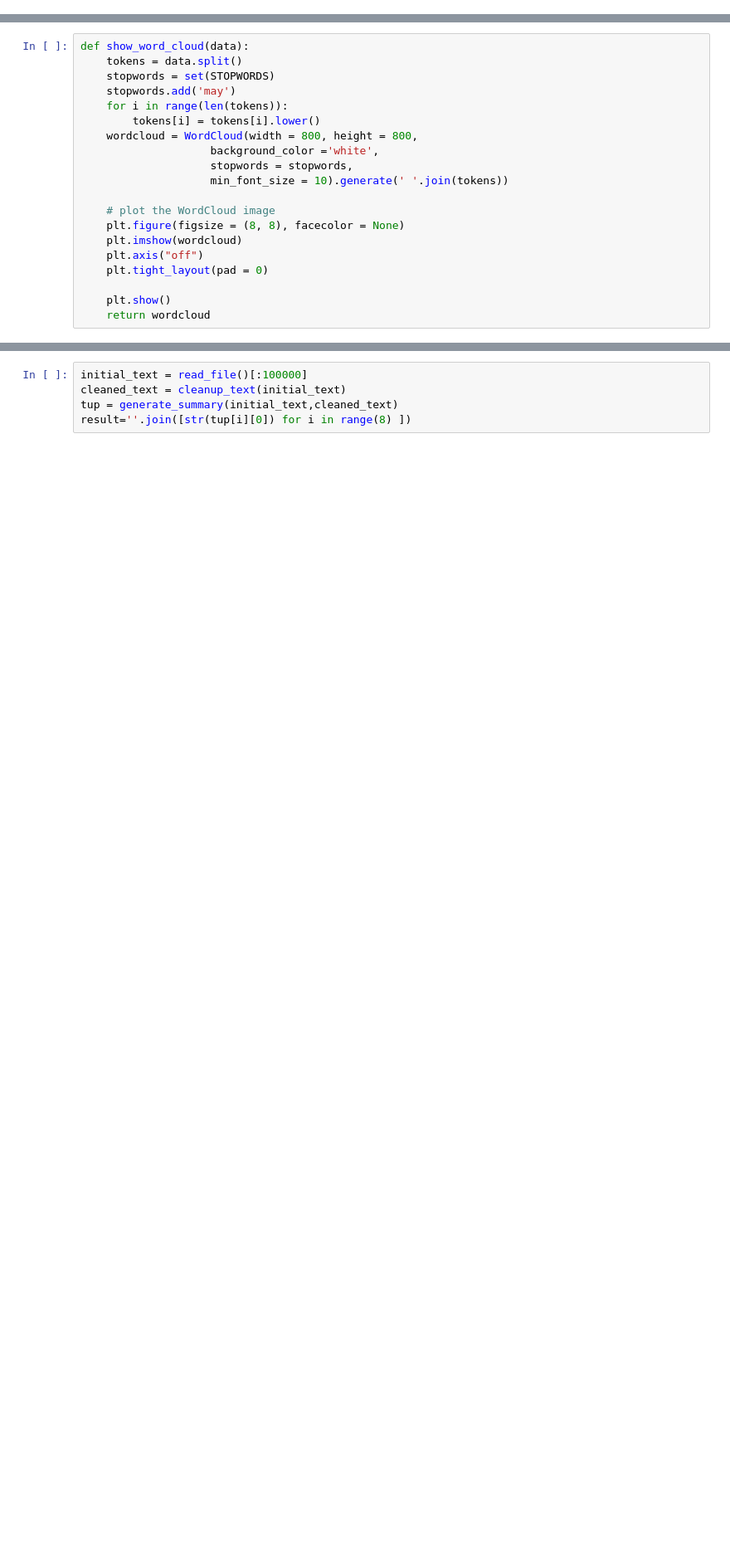
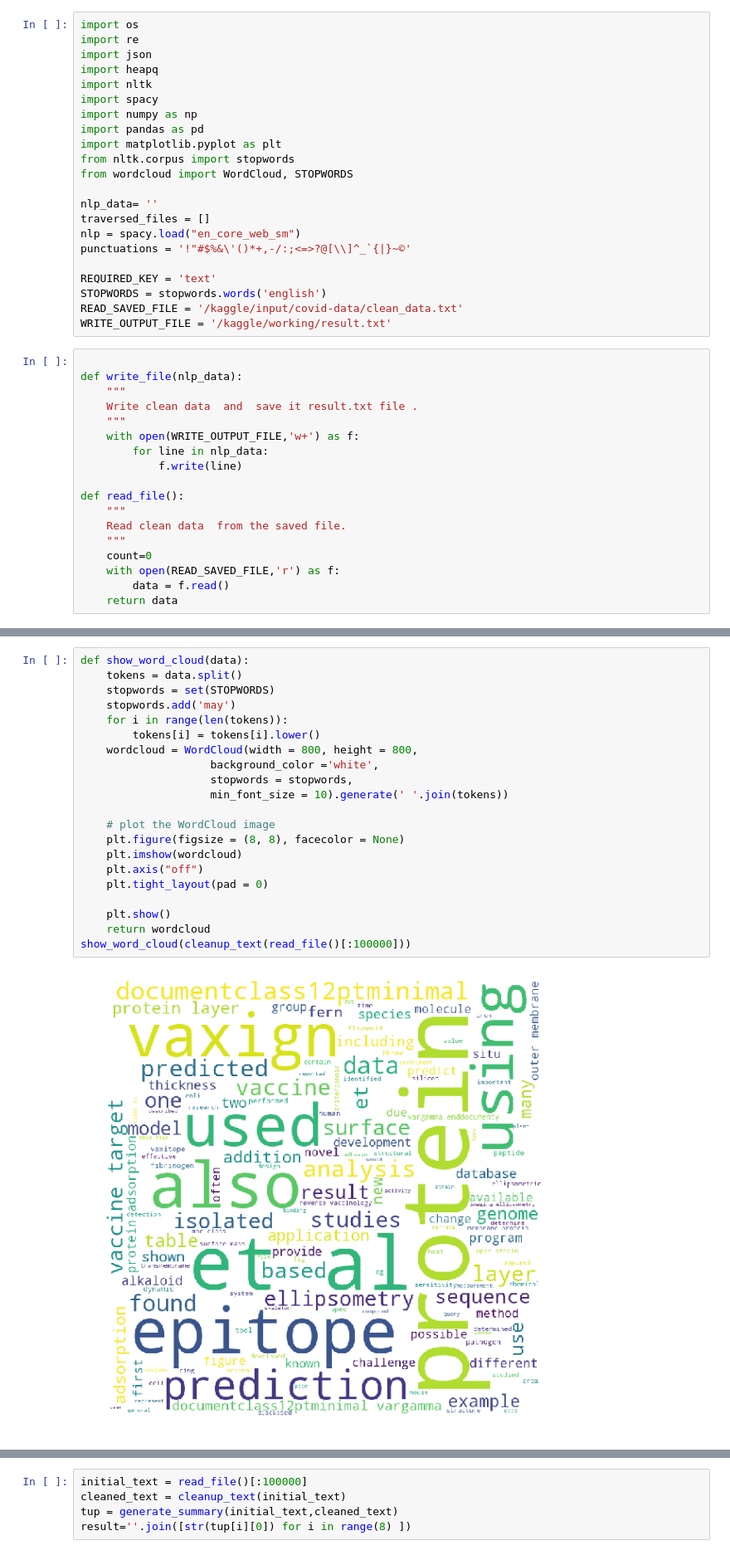
Before and after one commit to bhaskar2500/BertSentimentClassifier, a Jupyter notebook: Corona Deep Dive.ipynb, the cells around one changed output, grey strips where cells are left out. Shown at 83% size. Saved outputs shown, nothing was run; the diff lists cells and outputs as text; blank space fills up the shorter version.

```diff
--- a/Corona Deep Dive.ipynb
+++ b/Corona Deep Dive.ipynb
@@ -1 +1,41 @@
+# %%
+import os
+import re
+import json
+import heapq
+import nltk
+import spacy
+import numpy as np
+import pandas as pd
+import matplotlib.pyplot as plt
+from nltk.corpus import stopwords
+from wordcloud import WordCloud, STOPWORDS
+
+nlp_data= ''
+traversed_files = []
+nlp = spacy.load("en_core_web_sm")
+punctuations = '!"#$%&\'()*+,-/:;<=>?@[\\]^_`{|}~©'
+
+REQUIRED_KEY = 'text'
+STOPWORDS = stopwords.words('english')
+READ_SAVED_FILE = '/kaggle/input/covid-data/clean_data.txt'
+WRITE_OUTPUT_FILE = '/kaggle/working/result.txt'
+# %%
+
+def write_file(nlp_data):
+    """
+    Write clean data  and  save it result.txt file .
+    """
+    with open(WRITE_OUTPUT_FILE,'w+') as f:
+        for line in nlp_data:
+            f.write(line)
+
+def read_file():
+    """
+    Read clean data  from the saved file.
+    """
+    count=0
+    with open(READ_SAVED_FILE,'r') as f:
+        data = f.read()
+    return data
 # %%
@@ -41,20 +92,23 @@ def get_data_from_files_recursively(obj):
 # %%
 def show_word_cloud(data):
     tokens = data.split()
     stopwords = set(STOPWORDS)
     stopwords.add('may')
     for i in range(len(tokens)):
         tokens[i] = tokens[i].lower()
     wordcloud = WordCloud(width = 800, height = 800,
                     background_color ='white',
                     stopwords = stopwords,
                     min_font_size = 10).generate(' '.join(tokens))
 
     # plot the WordCloud image
     plt.figure(figsize = (8, 8), facecolor = None)
     plt.imshow(wordcloud)
     plt.axis("off")
     plt.tight_layout(pad = 0)
 
     plt.show()
     return wordcloud
+show_word_cloud(cleanup_text(read_file()[:100000]))
+# %% [output]
+[figure, added]
```
Also changed, not shown: parts of 9 cells of this notebook.
